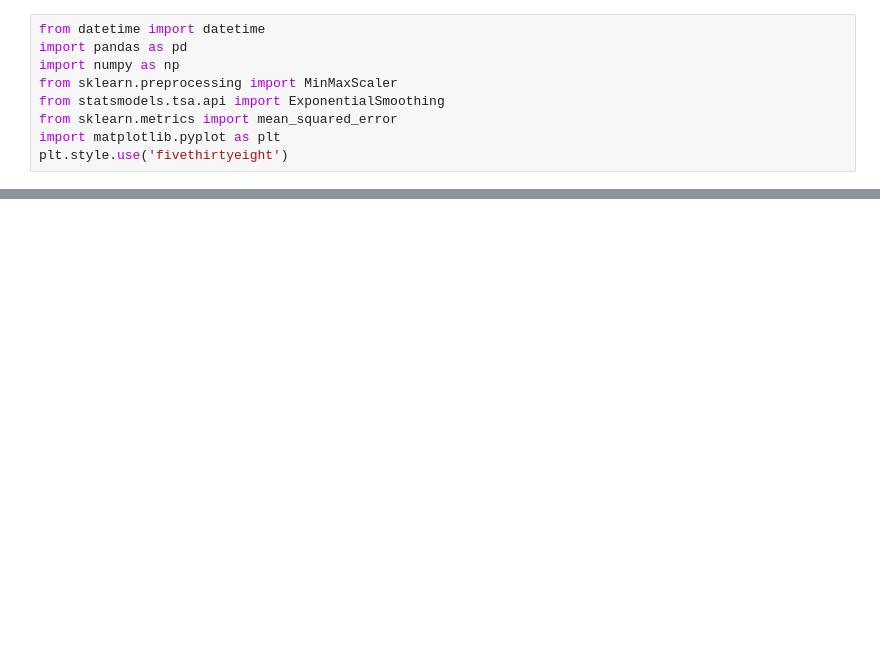
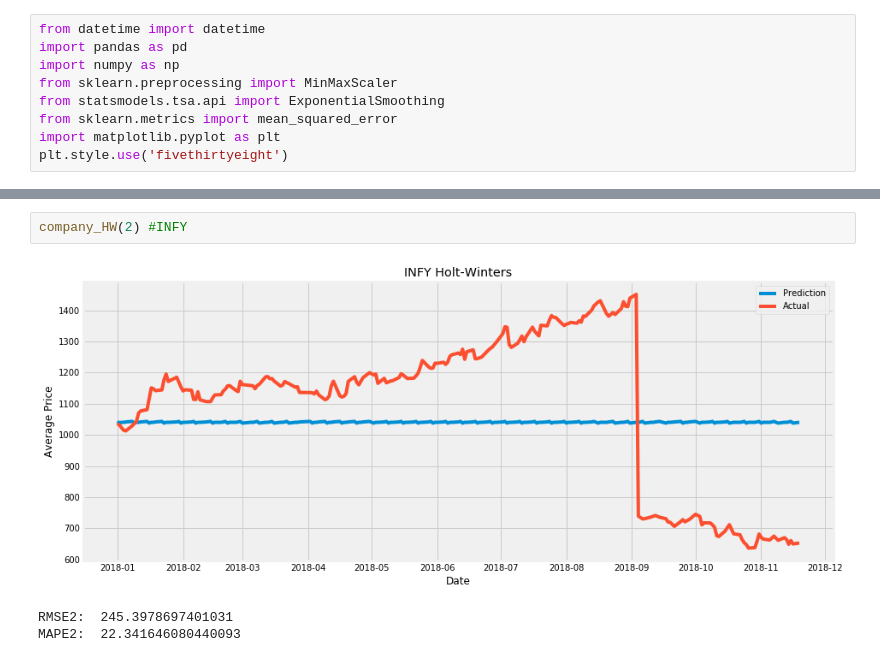
Before and after one commit to ReetBarik/Machine-Learning-Project, a Jupyter notebook: ipython notebooks/Univariate-HoltWinters.ipynb, the cells around one changed output, grey strips where cells are left out. Saved outputs shown, nothing was run; the diff lists cells and outputs as text; blank space fills up the shorter version.

```diff
--- a/ipython notebooks/Univariate-HoltWinters.ipynb
+++ b/ipython notebooks/Univariate-HoltWinters.ipynb
@@ -135,0 +121,6 @@ MAPE2:  2.6658355147555692
+# %%
+company_HW(2) #INFY
+# %% [output]
+[figure, added]
+RMSE2:  245.3978697401031
+MAPE2:  22.341646080440093
```
Also changed, not shown: parts of 27 cells of this notebook.
